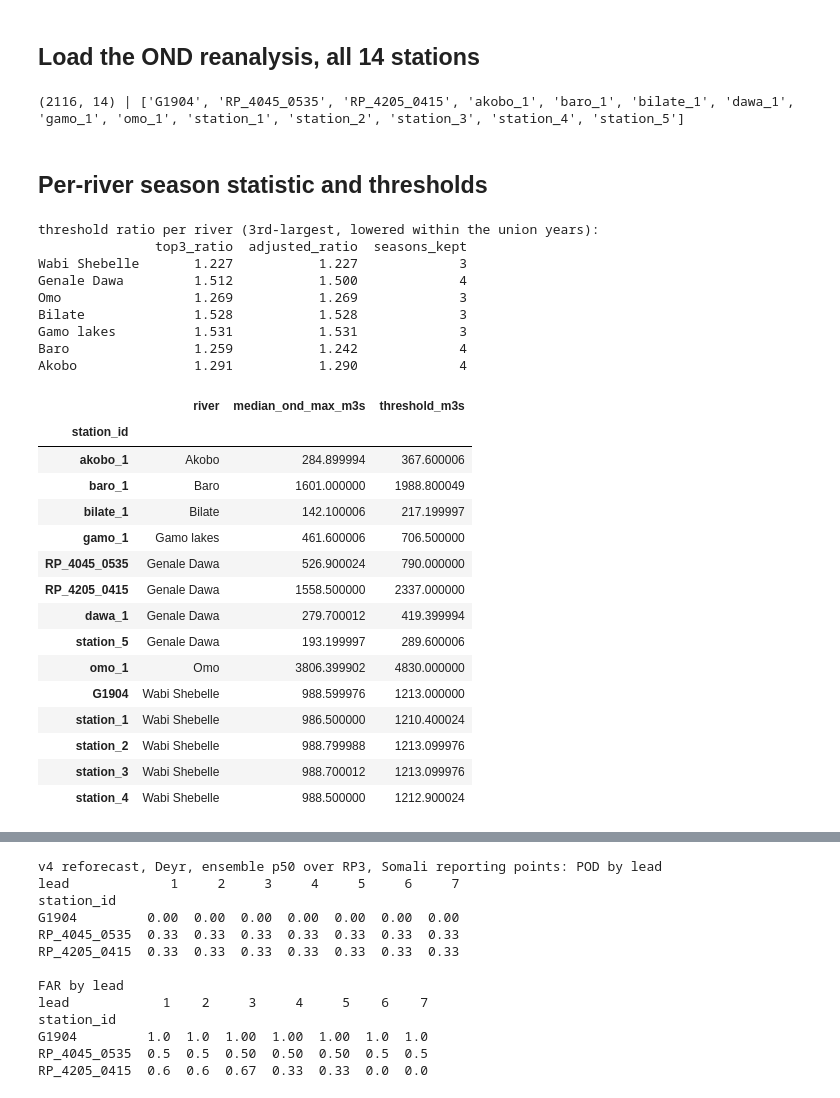
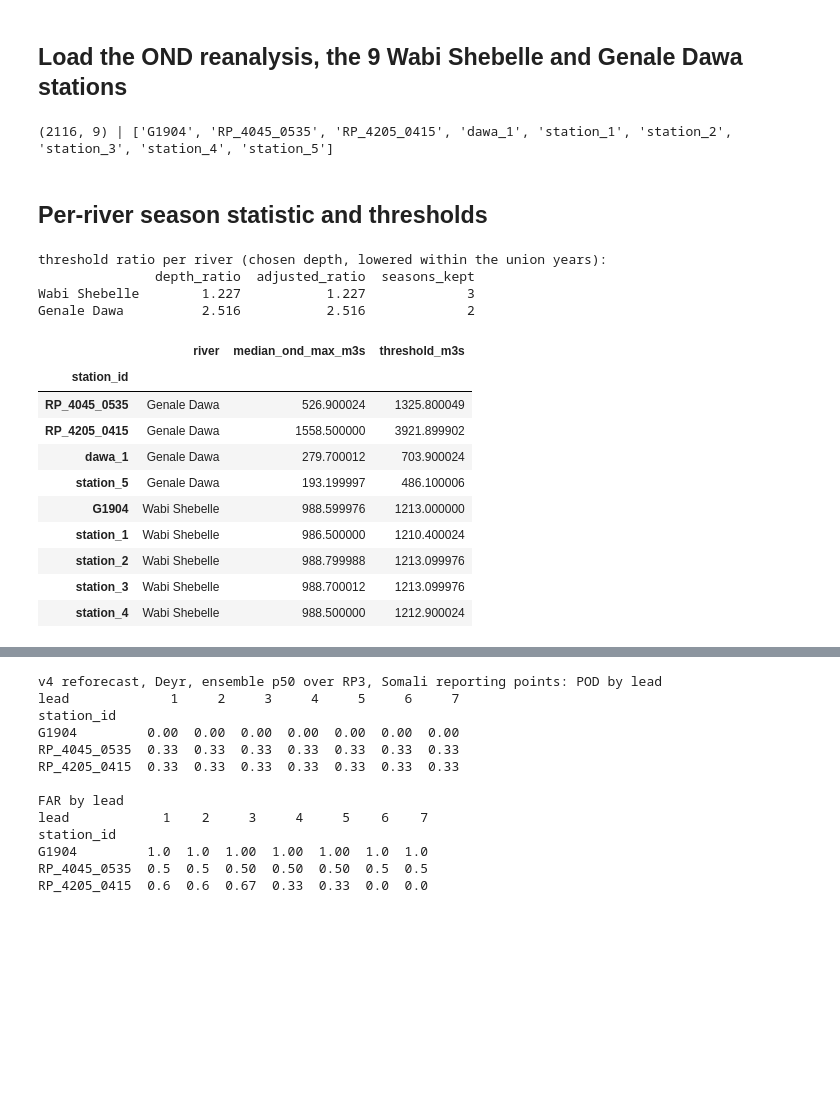
Before and after one commit to OCHA-DAP/ds-aa-eth-flooding, a Jupyter notebook: analysis/04_ond_trigger_design.ipynb, the cells around one changed output, grey strips where cells are left out. Drawn from its saved outputs; the diff is of its cells as text; code cells hidden in the pictures; blank space fills up the shorter version.

```diff
--- a/analysis/04_ond_trigger_design.ipynb
+++ b/analysis/04_ond_trigger_design.ipynb
@@ -52,19 +50,17 @@ PROJECT_PREFIX = "ds-aa-eth-flooding"
 OND = [10, 11, 12]
 YEARS = list(range(2003, 2026))
 N_YEARS = len(YEARS)
-TOP_N = 3  # per-river depth; chosen so the any-river union is 1-in-3 overall
+TOP_N = {"Wabi Shebelle": 3, "Genale Dawa": 2}  # per-river depth (19 Nov 2026): rivers 5 seasons and basin rainfall 5 seasons, together 1-in-3
 
 RIVER_OF = {
     "station_1": "Wabi Shebelle", "station_2": "Wabi Shebelle", "station_3": "Wabi Shebelle",
     "station_4": "Wabi Shebelle", "G1904": "Wabi Shebelle",
     "RP_4045_0535": "Genale Dawa", "RP_4205_0415": "Genale Dawa",
     "station_5": "Genale Dawa", "dawa_1": "Genale Dawa",
-    "omo_1": "Omo", "bilate_1": "Bilate", "gamo_1": "Gamo lakes",
-    "baro_1": "Baro", "akobo_1": "Akobo",
 }
-RIVERS = ["Wabi Shebelle", "Genale Dawa", "Omo", "Bilate", "Gamo lakes", "Baro", "Akobo"]
+RIVERS = ["Wabi Shebelle", "Genale Dawa"]
 # %% [markdown]
-## Load the OND reanalysis, all 14 stations
+## Load the OND reanalysis, the 9 Wabi Shebelle and Genale Dawa stations
 # %%
 frames = []
 for blob in ["glofas_discharge.parquet", "glofas_discharge_reporting_points.parquet"]:
@@ -81,9 +77,10 @@ rean["date"] = rean["valid_time"] - pd.Timedelta(days=1)
 rean = rean.sort_values("valid_time").drop_duplicates(["station_id", "date"], keep="last")
 ond = rean[rean["date"].dt.month.isin(OND) & rean["date"].dt.year.isin(YEARS)]
 daily = ond.pivot_table(index="date", columns="station_id", values="discharge")
+daily = daily[[s for s in daily.columns if s in RIVER_OF]]
 print(daily.shape, "|", sorted(daily.columns))
 # %% [output]
-(2116, 14) | ['G1904', 'RP_4045_0535', 'RP_4205_0415', 'akobo_1', 'baro_1', 'bilate_1', 'dawa_1', 'gamo_1', 'omo_1', 'station_1', 'station_2', 'station_3', 'station_4', 'station_5']
+(2116, 9) | ['G1904', 'RP_4045_0535', 'RP_4205_0415', 'dawa_1', 'station_1', 'station_2', 'station_3', 'station_4', 'station_5']
 # %% [markdown]
 ## Per-river season statistic and thresholds
 # %%
@@ -96,57 +93,47 @@ river_stat = pd.DataFrame({
     for r in RIVERS
 })
 
-# start at the top-3 depth, then lower each river's ratio to also catch
+# start at each river's chosen depth, then lower its ratio to also catch
 # lower-ranked seasons that are already overall activation years; stop at the
 # first season outside the union, so no river can bring a new year in and the
 # overall activation years are unchanged by construction (adjusted 30 Sep 2026)
-ratio_top3 = river_stat.apply(lambda col: col.sort_values(ascending=False).iloc[TOP_N - 1])
+ratio_top3 = pd.Series({r: river_stat[r].sort_values(ascending=False).iloc[TOP_N[r] - 1] for r in RIVERS})
 active_top3 = river_stat.ge(ratio_top3, axis=1)
 union_top3 = set(active_top3.index[active_top3.any(axis=1)])
 adj = {}
 for r in RIVERS:
     ranked = river_stat[r].sort_values(ascending=False)
-    keep = list(ranked.index[:TOP_N])
-    for y in ranked.index[TOP_N:]:
+    keep = list(ranked.index[:TOP_N[r]])
+    for y in ranked.index[TOP_N[r]:]:
         if y not in union_top3:
             break
         keep.append(y)
     adj[r] = ranked.loc[keep].min()
 ratio_star = pd.Series(adj)[RIVERS]
 
-comp = pd.DataFrame({"top3_ratio": ratio_top3, "adjusted_ratio": ratio_star}).round(3)
+comp = pd.DataFrame({"depth_ratio": ratio_top3, "adjusted_ratio": ratio_star}).round(3)
 comp["seasons_kept"] = [int(river_stat[r].ge(ratio_star[r]).sum()) for r in RIVERS]
-print("threshold ratio per river (3rd-largest, lowered within the union years):")
+print("threshold ratio per river (chosen depth, lowered within the union years):")
 print(comp.to_string())
 
 levels = pd.DataFrame({
     "station_id": med_max.index,
     "river": [RIVER_OF[s] for s in med_max.index],
     "median_ond_max_m3s": med_max.round(1).values,
 }).set_index("station_id")
 levels["threshold_m3s"] = (med_max * levels["river"].map(ratio_star)).round(1)
 levels.sort_values(["river", "station_id"])
 # %% [output]
-threshold ratio per river (3rd-largest, lowered within the union years):
-               top3_ratio  adjusted_ratio  seasons_kept
-Wabi Shebelle       1.227           1.227             3
-Genale Dawa         1.512           1.500             4
-Omo                 1.269           1.269             3
-Bilate              1.528           1.528             3
-Gamo lakes          1.531           1.531             3
-Baro                1.259           1.242             4
-Akobo               1.291           1.290             4
+threshold ratio per river (chosen depth, lowered within the union years):
+               depth_ratio  adjusted_ratio  seasons_kept
+Wabi Shebelle        1.227           1.227             3
+Genale Dawa          2.516           2.516             2
 |  | river | median_ond_max_m3s | threshold_m3s |
 | station_id |  |  |  |
-| akobo_1 | Akobo | 284.899994 | 367.600006 |
-| baro_1 | Baro | 1601.000000 | 1988.800049 |
-| bilate_1 | Bilate | 142.100006 | 217.199997 |
-| gamo_1 | Gamo lakes | 461.600006 | 706.500000 |
-| RP_4045_0535 | Genale Dawa | 526.900024 | 790.000000 |
-| RP_4205_0415 | Genale Dawa | 1558.500000 | 2337.000000 |
-| dawa_1 | Genale Dawa | 279.700012 | 419.399994 |
-| station_5 | Genale Dawa | 193.199997 | 289.600006 |
-| omo_1 | Omo | 3806.399902 | 4830.000000 |
+| RP_4045_0535 | Genale Dawa | 526.900024 | 1325.800049 |
+| RP_4205_0415 | Genale Dawa | 1558.500000 | 3921.899902 |
+| dawa_1 | Genale Dawa | 279.700012 | 703.900024 |
+| station_5 | Genale Dawa | 193.199997 | 486.100006 |
 | G1904 | Wabi Shebelle | 988.599976 | 1213.000000 |
 | station_1 | Wabi Shebelle | 986.500000 | 1210.400024 |
 | station_2 | Wabi Shebelle | 988.799988 | 1213.099976 |
```
Also changed, not shown: parts of 10 cells of this notebook, 16 other files.
